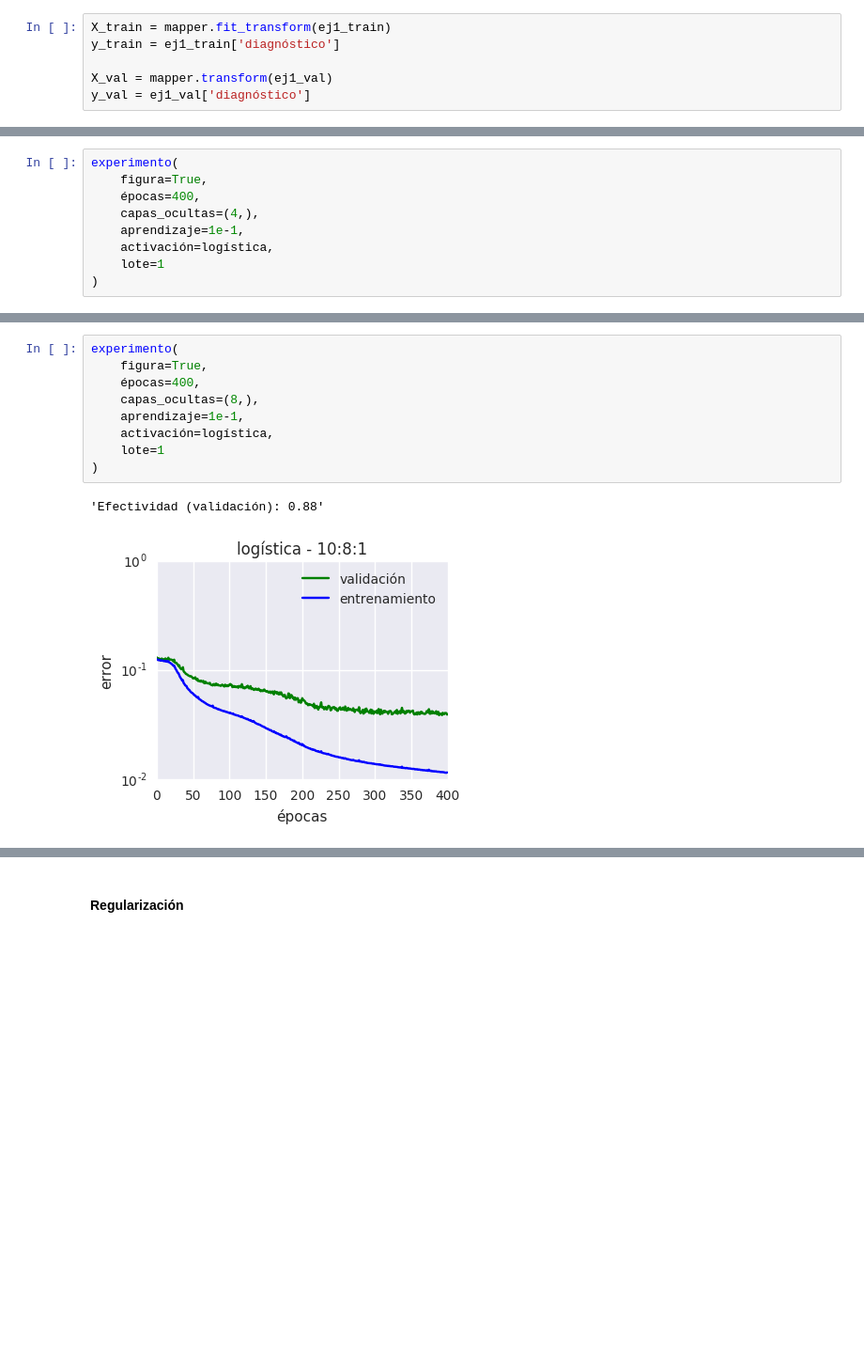
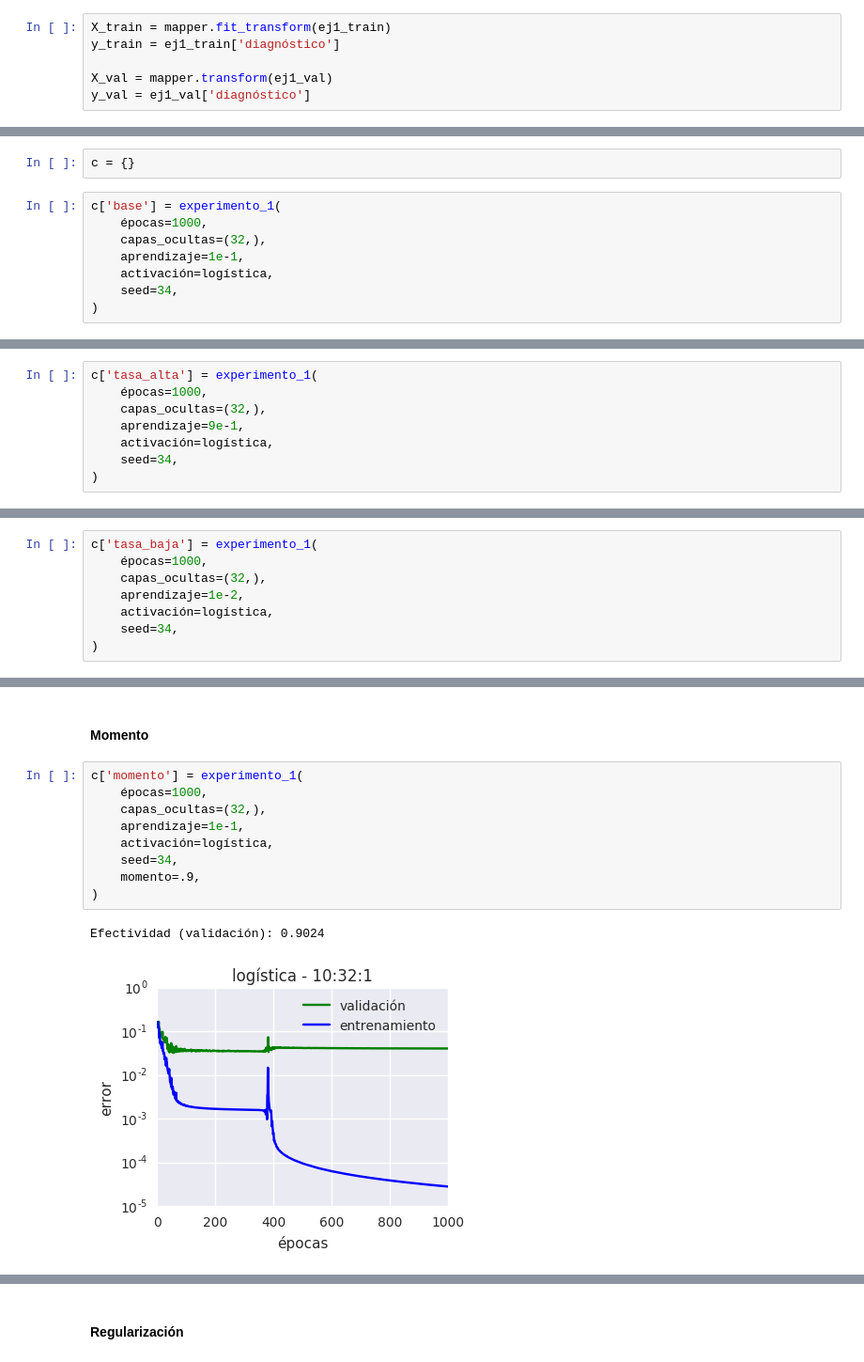
Before and after one commit to matiasbattocchia/redes-neuronales, a Jupyter notebook: tp1/TP 1.ipynb, the cells around one changed output, grey strips where cells are left out. Shown at 94% size. Drawn from its saved outputs; the diff is of its cells as text; blank space fills up the shorter version.

```diff
--- a/tp1/TP 1.ipynb
+++ b/tp1/TP 1.ipynb
@@ -559,10 +560,11 @@ def experimento(figura=False, **args):
+# %%
+c = {}
 # %%
-experimento(
-    figura=True,
-    épocas=400,
-    capas_ocultas=(4,),
+c['base'] = experimento_1(
+    épocas=1000,
+    capas_ocultas=(32,),
     aprendizaje=1e-1,
     activación=logística,
-    lote=1
+    seed=34,
 )
 # %% [output]
@@ -570,0 +575,8 @@ experimento(
+# %%
+c['tasa_alta'] = experimento_1(
+    épocas=1000,
+    capas_ocultas=(32,),
+    aprendizaje=9e-1,
+    activación=logística,
+    seed=34,
+)
@@ -570,0 +586,8 @@ experimento(
+# %%
+c['tasa_baja'] = experimento_1(
+    épocas=1000,
+    capas_ocultas=(32,),
+    aprendizaje=1e-2,
+    activación=logística,
+    seed=34,
+)
@@ -571,12 +597,14 @@ experimento(
+# %% [markdown]
+#### Momento
 # %%
-experimento(
-    figura=True,
-    épocas=400,
-    capas_ocultas=(8,),
+c['momento'] = experimento_1(
+    épocas=1000,
+    capas_ocultas=(32,),
     aprendizaje=1e-1,
     activación=logística,
-    lote=1
+    seed=34,
+    momento=.9,
 )
 # %% [output]
-'Efectividad (validación): 0.88'
+Efectividad (validación): 0.9024
-[figure, old version]
+[figure, new version]
```
Also changed, not shown: parts of 66 cells of this notebook.
